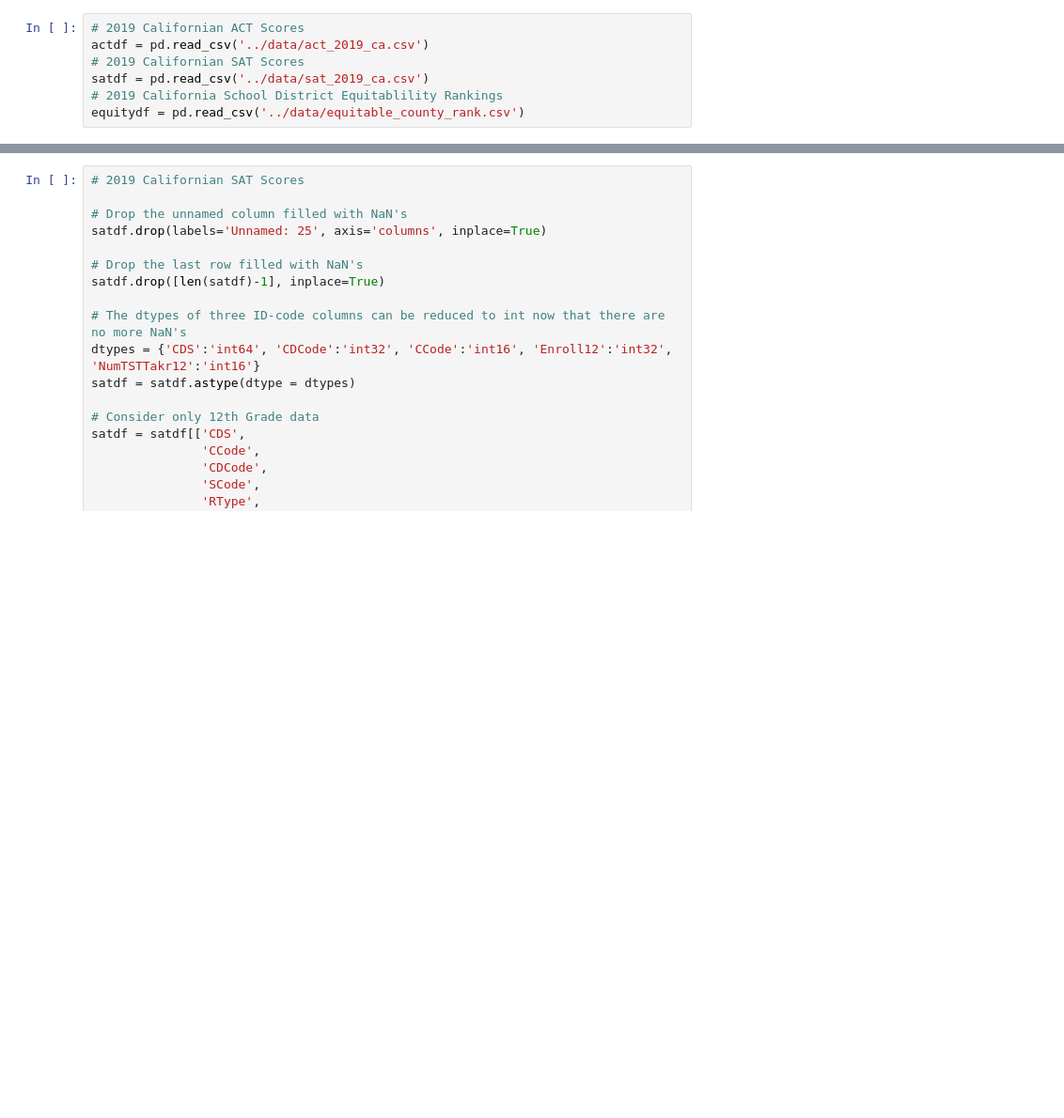
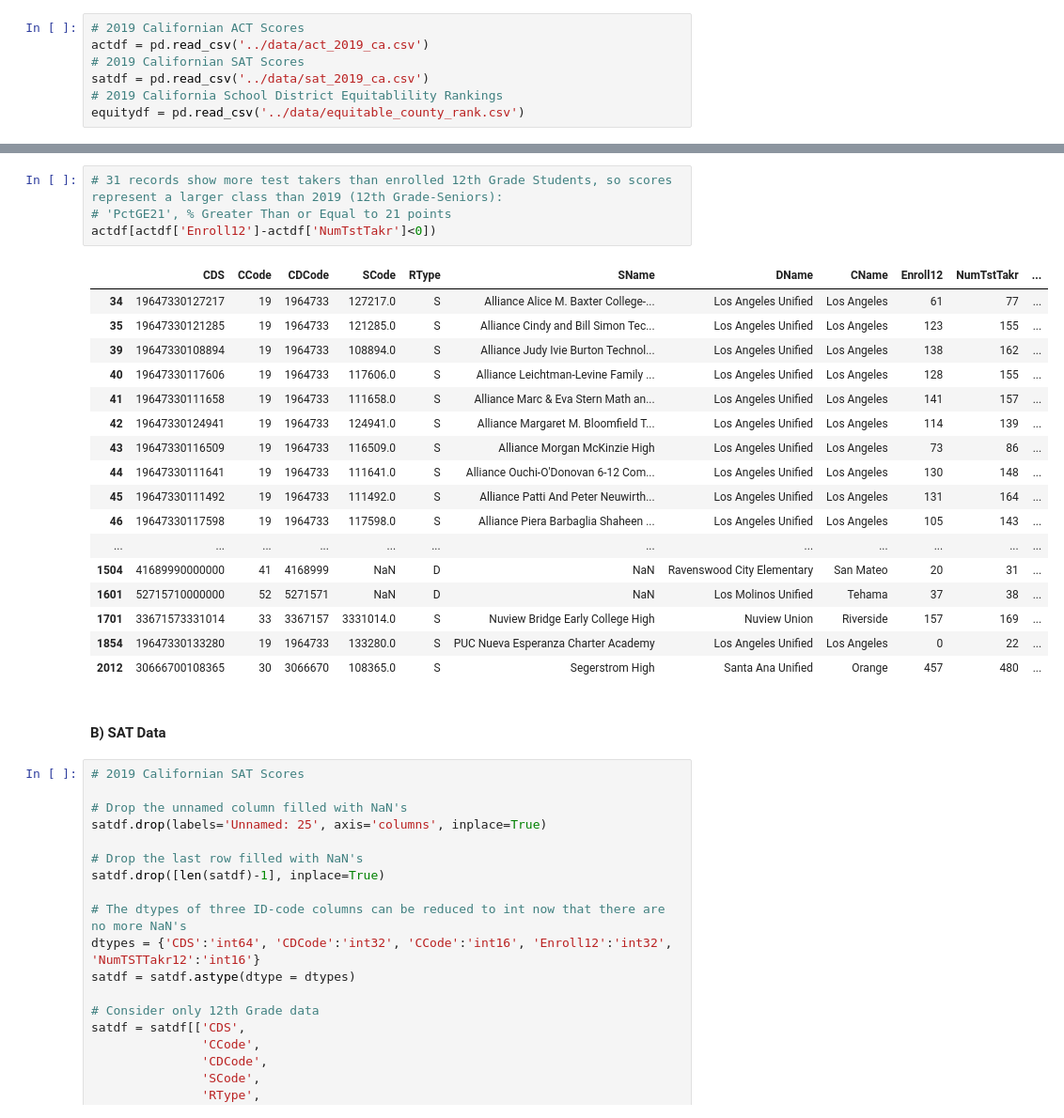
Before and after one commit to griffinbran/Equitable-Education-Affects-on-College-Entrance-Exam-Performance, a Jupyter notebook: Code/Notebook-01-Data-Import-and-Cleaning.ipynb, the cells around one changed output, grey strips where cells are left out. Shown at 94% size. Drawn from its saved outputs; the diff is of its cells as text; blank space fills up the shorter version.

```diff
--- a/Code/Notebook-01-Data-Import-and-Cleaning.ipynb
+++ b/Code/Notebook-01-Data-Import-and-Cleaning.ipynb
@@ -29,3 +112,27 @@ equitydf = pd.read_csv('../data/equitable_county_rank.csv')
+# %%
+# 31 records show more test takers than enrolled 12th Grade Students, so scores represent a larger class than 2019 (12th Grade-Seniors):
+# 'PctGE21', % Greater Than or Equal to 21 points
+actdf[actdf['Enroll12']-actdf['NumTstTakr']<0])
+# %% [output]
+|  | CDS | CCode | CDCode | SCode | RType | SName | DName | CName | Enroll12 | NumTstTakr | ... |
+| 34 | 19647330127217 | 19 | 1964733 | 127217.0 | S | Alliance Alice M. Baxter College-... | Los Angeles Unified | Los Angeles | 61 | 77 | ... |
+| 35 | 19647330121285 | 19 | 1964733 | 121285.0 | S | Alliance Cindy and Bill Simon Tec... | Los Angeles Unified | Los Angeles | 123 | 155 | ... |
+| 39 | 19647330108894 | 19 | 1964733 | 108894.0 | S | Alliance Judy Ivie Burton Technol... | Los Angeles Unified | Los Angeles | 138 | 162 | ... |
+| 40 | 19647330117606 | 19 | 1964733 | 117606.0 | S | Alliance Leichtman-Levine Family ... | Los Angeles Unified | Los Angeles | 128 | 155 | ... |
+| 41 | 19647330111658 | 19 | 1964733 | 111658.0 | S | Alliance Marc & Eva Stern Math an... | Los Angeles Unified | Los Angeles | 141 | 157 | ... |
+| 42 | 19647330124941 | 19 | 1964733 | 124941.0 | S | Alliance Margaret M. Bloomfield T... | Los Angeles Unified | Los Angeles | 114 | 139 | ... |
+| 43 | 19647330116509 | 19 | 1964733 | 116509.0 | S | Alliance Morgan McKinzie High | Los Angeles Unified | Los Angeles | 73 | 86 | ... |
+| 44 | 19647330111641 | 19 | 1964733 | 111641.0 | S | Alliance Ouchi-O'Donovan 6-12 Com... | Los Angeles Unified | Los Angeles | 130 | 148 | ... |
+| 45 | 19647330111492 | 19 | 1964733 | 111492.0 | S | Alliance Patti And Peter Neuwirth... | Los Angeles Unified | Los Angeles | 131 | 164 | ... |
+| 46 | 19647330117598 | 19 | 1964733 | 117598.0 | S | Alliance Piera Barbaglia Shaheen ... | Los Angeles Unified | Los Angeles | 105 | 143 | ... |
+| ... | ... | ... | ... | ... | ... | ... | ... | ... | ... | ... | ... |
+| 1504 | 41689990000000 | 41 | 4168999 | NaN | D | NaN | Ravenswood City Elementary | San Mateo | 20 | 31 | ... |
+| 1601 | 52715710000000 | 52 | 5271571 | NaN | D | NaN | Los Molinos Unified | Tehama | 37 | 38 | ... |
+| 1701 | 33671573331014 | 33 | 3367157 | 3331014.0 | S | Nuview Bridge Early College High | Nuview Union | Riverside | 157 | 169 | ... |
+| 1854 | 19647330133280 | 19 | 1964733 | 133280.0 | S | PUC Nueva Esperanza Charter Academy | Los Angeles Unified | Los Angeles | 0 | 22 | ... |
+| 2012 | 30666700108365 | 30 | 3066670 | 108365.0 | S | Segerstrom High | Santa Ana Unified | Orange | 457 | 480 | ... |
+# %% [markdown]
+#### B) SAT Data
 # %%
 # 2019 Californian SAT Scores
 
```
Also changed, not shown: parts of 37 cells of this notebook.
